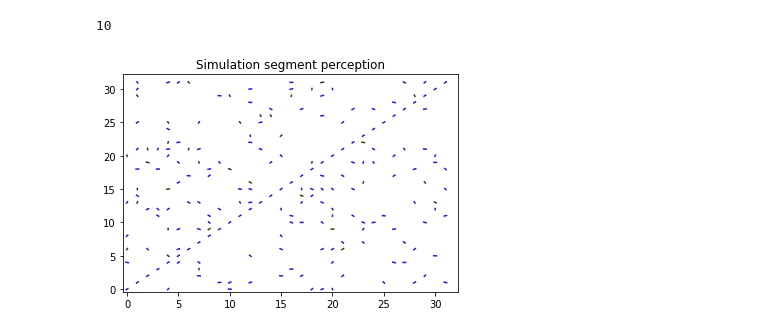
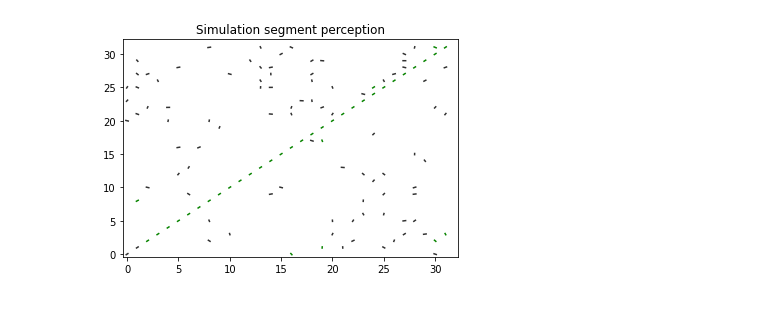
Before and after one commit to Zombor00/TFG_Math_Simulation, a Jupyter notebook: sim.ipynb, the cells around one changed output. Cells and saved outputs as stored; diff of their text form; code cells hidden in the pictures.

```diff
--- a/sim.ipynb
+++ b/sim.ipynb
@@ -12,6 +11,7 @@ SCALING_LINES = 0.2
 THRESHOLD = 0.5
 DIFUSION_PARAMETER = 4
 MINIMUM_CLUSTERS_SIZE = 15
+ESTANDAR_DEVIATION = 1
 d_0 = 10
 theta_0 = np.pi / 6
 delta = 1 / 4
@@ -24,10 +32,10 @@ def distance_perona(point_i, point_j):
 # %%
-def affinity_matrix(points):
+def affinity_matrix(points, distance):
     A = []
     for point_i in points:
         array = []
         for point_j in points:
-            array.append(distance_perona(point_i, point_j))
+            array.append(distance(point_i, point_j))
         A.append(array.copy())
     return np.asmatrix(A)
 # %%
@@ -75,9 +83,9 @@ def random_points_with_circle(prob_elim):
         points.append([x, y, theta])
     return points
 # %%
-def spectral_clustering(points):
+def spectral_clustering(points, distance):
     # Paso 1
-    A = affinity_matrix(points)
+    A = affinity_matrix(points, distance)
 
     # Paso 2
     D = degree_matrix(A)
@@ -101,6 +109,8 @@ def spectral_clustering(points):
             q = i - 1
             break
 
+    # print('q:', q)
+
     # Paso 6
     clusters = []
     for i in range(q):
@@ -113,9 +123,9 @@ def spectral_clustering(points):
             if(eig[1][j][0,i] > max):
                 index_max = j
                 max = eig[1][j][0,i]
+        # print(index_max)
         clusters[index_max].append(indices[i])
 
-    print(q)
 
     # Paso 7
     alone_cluster = []
@@ -124,7 +134,7 @@ def spectral_clustering(points):
             alone_cluster += cluster
     clusters = [cluster for cluster in clusters if len(cluster) >= MINIMUM_CLUSTERS_SIZE]
     clusters = [alone_cluster] + clusters
-    return clusters, indices
+    return clusters
 # %%
 def print_image(points, clusters):
     lines = []
@@ -162,0 +173,2 @@ def print_image(points, clusters):
+# %%
+points = random_points_with_diagonal(0.9)
@@ -163,19 +182,13 @@ def print_image(points, clusters):
 # %%
-TAM_IMAGE = 32
-SCALING_LINES = 0.2
-THRESHOLD = 0.5
-DIFUSION_PARAMETER = 4
-MINIMUM_CLUSTERS_SIZE = 15
-d_0 = 10
-theta_0 = np.pi / 6
-delta = 1 / 4
+ESTANDAR_DEVIATION = 4.0
+DIFUSION_PARAMETER = 2.0
+THRESHOLD = 0.6
+MINIMUM_CLUSTERS_SIZE = 22
+d_0 = 9.0
+theta_0 = np.pi / 5.56
+delta = 1.0 / 4.0
+clusters = spectral_clustering(points, distance_perona)
+print_image(points, clusters)
+# %% [output]
+[figure, added]
-# %%
-points = random_points_with_diagonal(0.85)
-clusters, indices = spectral_clustering(points)
-# %% [output]
-10
-# %%
-print_image(points, clusters)
-# %% [output]
-[figure, removed]
 # %%
```
Also changed, not shown: parts of 9 cells of this notebook, 1 other file.
